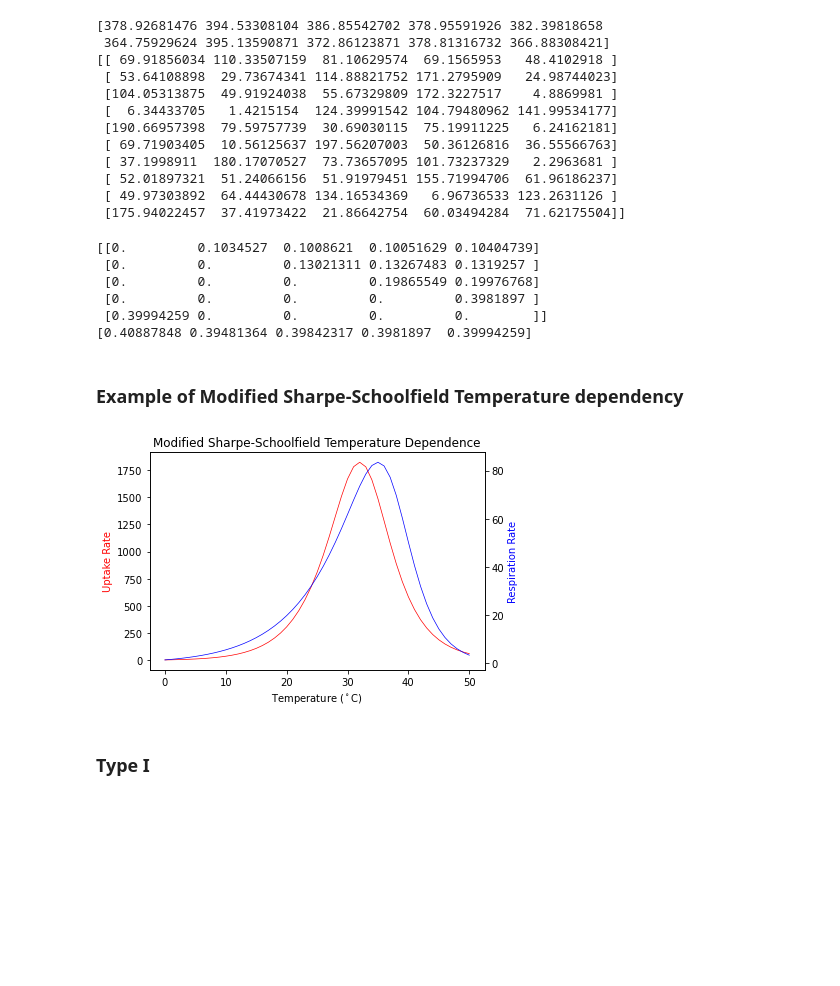
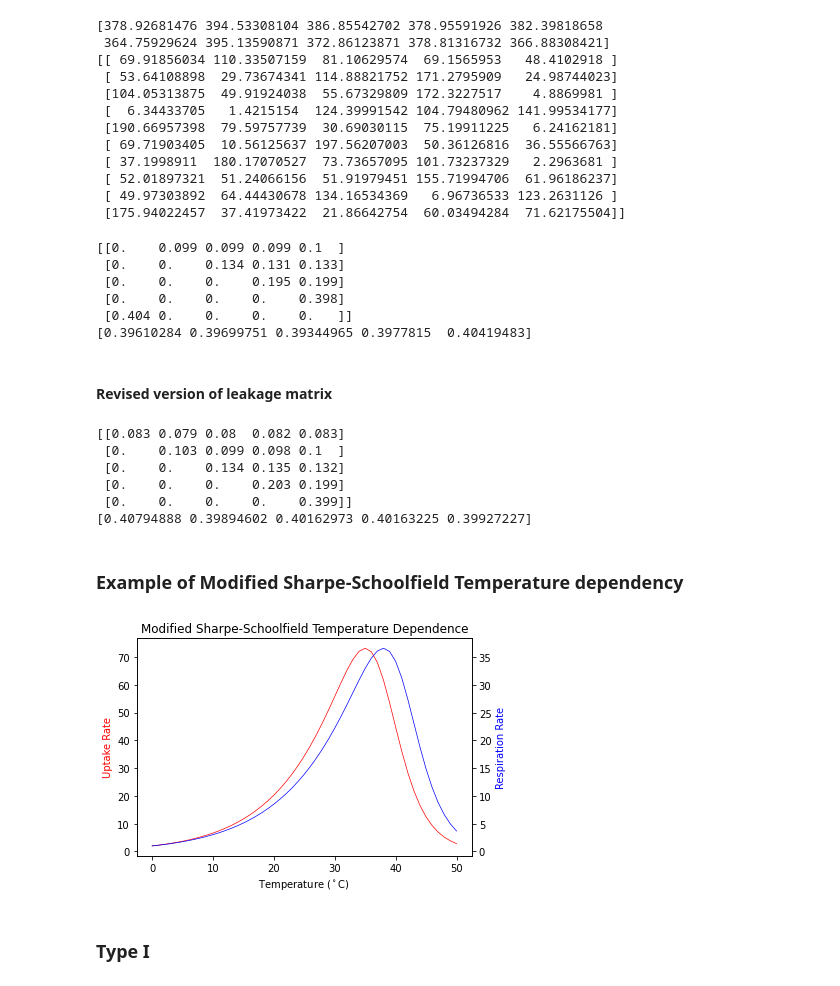
Before and after one commit to DaniDuan/CMEEProject, a Jupyter notebook: code/temp_microbial_CUE.ipynb, the cells around one changed output. Cells and saved outputs as stored; diff of their text form; code cells hidden in the pictures; blank space fills up the shorter version.

```diff
--- a/code/temp_microbial_CUE.ipynb
+++ b/code/temp_microbial_CUE.ipynb
@@ -185,47 +171,71 @@ l_raw = np.array([[np.random.normal(1/(i-1),0.005)* lf if i-1>0 else np.random.n
 fix = [[1 if j>i else 0 for j in range(M)] for i in range(M)]
 fix[M-1][0] = 1
 l = np.transpose(l_raw) * fix
-print(l)
+print(np.round(l, 3))
 print(np.sum(l, axis = 1))
 # %% [output]
-[[0.         0.1034527  0.1008621  0.10051629 0.10404739]
- [0.         0.         0.13021311 0.13267483 0.1319257 ]
- [0.         0.         0.         0.19865549 0.19976768]
- [0.         0.         0.         0.         0.3981897 ]
- [0.39994259 0.         0.         0.         0.        ]]
-[0.40887848 0.39481364 0.39842317 0.3981897  0.39994259]
+[[0.    0.099 0.099 0.099 0.1  ]
+ [0.    0.    0.134 0.131 0.133]
+ [0.    0.    0.    0.195 0.199]
+ [0.    0.    0.    0.    0.398]
+ [0.404 0.    0.    0.    0.   ]]
+[0.39610284 0.39699751 0.39344965 0.3977815  0.40419483]
+# %% [markdown]
+#### Revised version of leakage matrix
+# %%
+import numpy as np
+
+M = 5
+lf = 0.4
+
+l_raw = np.array([[np.random.normal(1/(i),0.005)* lf for i in range(M,0,-1)] for i in range(1,M+1)])
+l = [[l_raw[j,i] if j>=i else 0 for j in range(M)] for i in range(M)]
+
+print(np.round(l, 3))
+print(np.sum(l, axis = 1))
+# %% [output]
+[[0.083 0.079 0.08  0.082 0.083]
+ [0.    0.103 0.099 0.098 0.1  ]
+ [0.    0.    0.134 0.135 0.132]
+ [0.    0.    0.    0.203 0.199]
+ [0.    0.    0.    0.    0.399]]
+[0.40794888 0.39894602 0.40162973 0.40163225 0.39927227]
 # %% [markdown]
 ### Example of Modified Sharpe-Schoolfield Temperature dependency
 # %%
 import numpy as np
 import matplotlib.pyplot as plt
 
 k = 0.0000862 # Boltzman constant
-Tref = 273.15 # Reference temperature Kelvin, 0 degrees C
-T = Tref + np.linspace(0,50,51) # Temperatures
-T_pk_U = Tref + 32
+Tref = 273.15 + 0 # Reference temperature Kelvin, 0 degrees C
+lf = 0.4
+T = 273.15 + np.linspace(0,50,51) # Temperatures
+T_pk_U = 273.15 + 35
 T_pk_R = T_pk_U + 3
-Ea_U = 1.5 # Ea for uptake
-Ea_R = Ea_U - 0.6 # Ea for respiration, which should always be lower than Ea_U so 'peaks' later
-B_U = (10**(2.84 + (-4.96 * Ea_U))) + 4 # B0 for uptake - ** NB The '+4' term is added so B_U>> B_R, otherwise often the both consumers can die and the resources are consumed
-B_R = (10**(1.29 + (-1.25 * Ea_R))) # B0 for respiration
+
+Ea_CUE = 0.3
+B0_CUE = 0.1 * np.exp((-Ea_CUE/k) * ((1/Tref)-(1/273.15)))
+
+B_U = 2 * np.exp((-0.8/k) * ((1/Tref)-(1/273.15)))/(1 + (0.8/(Ea_D - 0.8)) * np.exp(Ea_D/k * (1/308.15 - 1/Tref)))
+B_R = B_U * (1 - lf) - B0_CUE * B_U # B0 for respiration
+Ea_U = 0.8 # Ea for uptake
+Ea_R = Ea_U - Ea_CUE * (B_U * (1 - lf) - B_R) / B_R
 Ea_D = 3.5 # Deactivation energy
-
 
 U_Sharpe = B_U * np.exp((-Ea_U/k) * ((1/T)-(1/Tref)))/(1 + (Ea_U/(Ea_D - Ea_U)) * np.exp(Ea_D/k * (1/T_pk_U - 1/T)))
 R_Sharpe = B_R * np.exp((-Ea_R/k) * ((1/T)-(1/Tref)))/(1 + (Ea_R/(Ea_D - Ea_R)) * np.exp(Ea_D/k * (1/T_pk_R - 1/T)))
 
 fig, ax1 = plt.subplots()
 ax2 = ax1.twinx()
-ax1.plot(T - Tref, U_Sharpe, 'r-', linewidth=0.7)
-ax2.plot(T - Tref, R_Sharpe, 'b-', linewidth=0.7)
+ax1.plot(T - 273.15, U_Sharpe, 'r-', linewidth=0.7)
+ax2.plot(T - 273.15, R_Sharpe, 'b-', linewidth=0.7)
 ax1.set_xlabel('Temperature ($^\circ$C)')
 ax1.set_ylabel('Uptake Rate', color = 'r')
 ax2.set_ylabel('Respiration Rate', color = 'b')
 plt.title('Modified Sharpe-Schoolfield Temperature Dependence')
 plt.show()
 # %% [output]
-[figure, old version]
+[figure, new version]
 # %% [markdown]
 ### Type I
 # %% [markdown]
```
Also changed, not shown: parts of 53 cells of this notebook, 7 other files.
